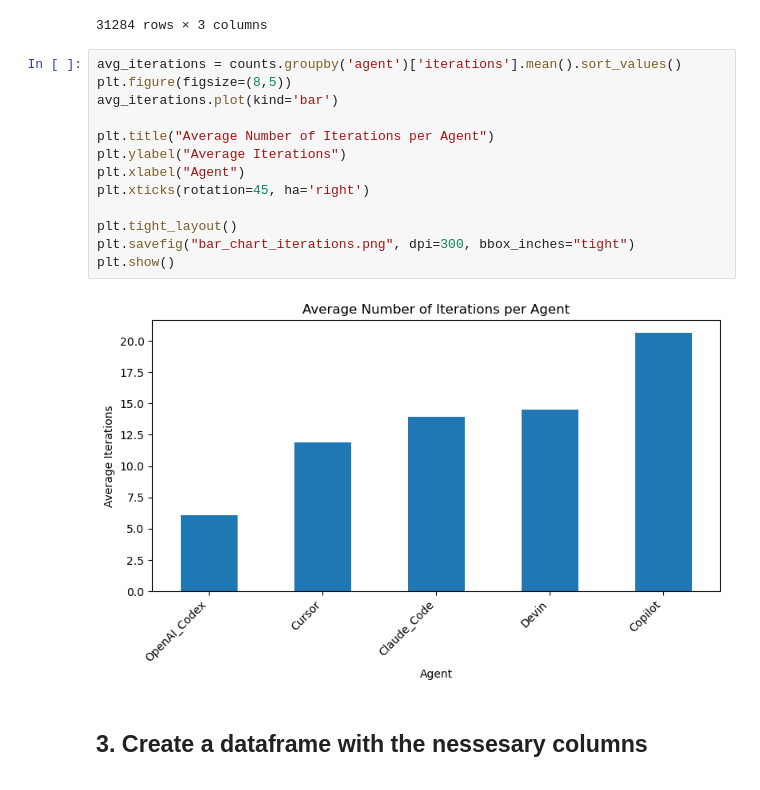
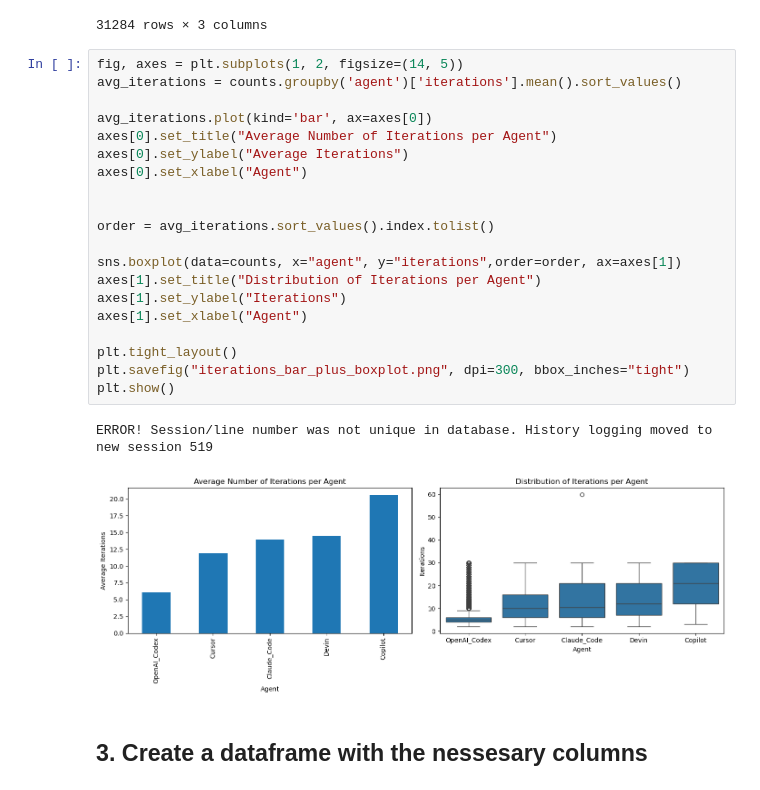
Before and after one commit to mzikkhan/effifiency_of_coding_agents, a Jupyter notebook: rq_1.ipynb, the cells around one changed output. Drawn from its saved outputs; the diff is of its cells as text.

```diff
--- a/rq_1.ipynb
+++ b/rq_1.ipynb
@@ -106,20 +120,28 @@ counts
 | 31283 | 3127495576 | OpenAI_Codex | 2 |
 31284 rows × 3 columns
 # %%
+fig, axes = plt.subplots(1, 2, figsize=(14, 5))
 avg_iterations = counts.groupby('agent')['iterations'].mean().sort_values()
-plt.figure(figsize=(8,5))
-avg_iterations.plot(kind='bar')
 
-plt.title("Average Number of Iterations per Agent")
-plt.ylabel("Average Iterations")
-plt.xlabel("Agent")
-plt.xticks(rotation=45, ha='right')
+avg_iterations.plot(kind='bar', ax=axes[0])
+axes[0].set_title("Average Number of Iterations per Agent")
+axes[0].set_ylabel("Average Iterations")
+axes[0].set_xlabel("Agent")
+
+
+order = avg_iterations.sort_values().index.tolist()
+
+sns.boxplot(data=counts, x="agent", y="iterations",order=order, ax=axes[1])
+axes[1].set_title("Distribution of Iterations per Agent")
+axes[1].set_ylabel("Iterations")
+axes[1].set_xlabel("Agent")
 
 plt.tight_layout()
-plt.savefig("bar_chart_iterations.png", dpi=300, bbox_inches="tight")
+plt.savefig("iterations_bar_plus_boxplot.png", dpi=300, bbox_inches="tight")
 plt.show()
 # %% [output]
+ERROR! Session/line number was not unique in database. History logging moved to new session 519
-[figure, old version]
+[figure, new version]
 # %% [markdown]
 ## 3. Create a dataframe with the nessesary columns
 # %%
```
Also changed, not shown: parts of 4 cells of this notebook.
